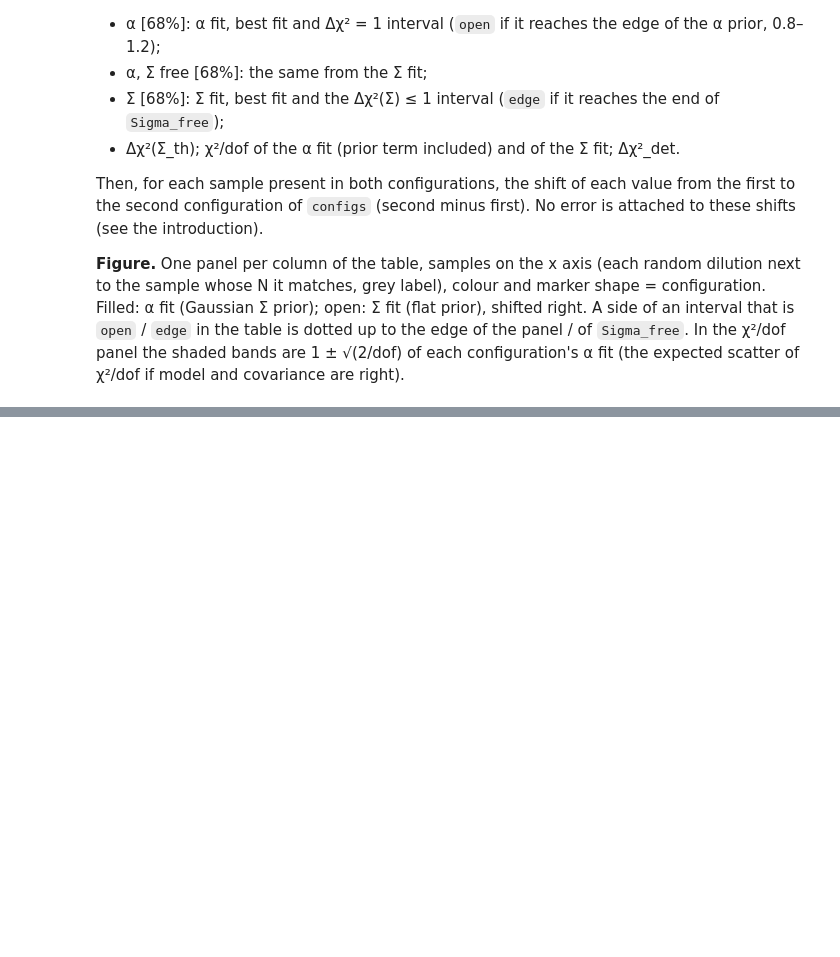
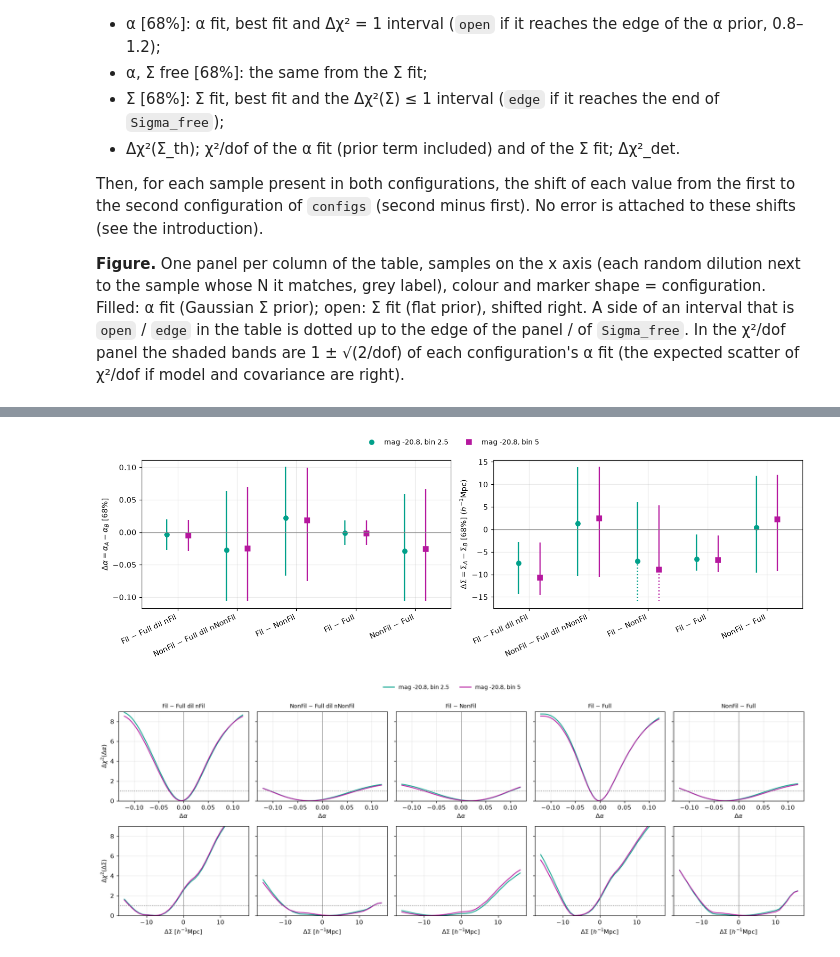
Before and after one commit to FedeDavilaKurban/filbao-md, a Jupyter notebook: notebooks/exploratory/desilike_compare_binsep.ipynb, the cells around one changed output, grey strips where cells are left out. Drawn from its saved outputs; the diff is of its cells as text; code cells hidden in the pictures; blank space fills up the shorter version.

```diff
--- a/notebooks/exploratory/desilike_compare_binsep.ipynb
+++ b/notebooks/exploratory/desilike_compare_binsep.ipynb
@@ -691,0 +657,41 @@ NonFil - Full             | -0.1068 [edge, edge]        |     0.62 | -10.03 [edg
+# %%
+if do_differences:
+    # Delta alpha and Delta Sigma with their 68% intervals, per pair and configuration
+    pl = [p for p in pairs if any(p in C['diff'] for C in cfgs)]
+    xp = np.arange(len(pl))
+    fig, axes = plt.subplots(1, 2, figsize=(13, 4.2))
+    for ic, C in enumerate(cfgs):
+        for j, p in enumerate(pl):
+            if p not in C['diff']: continue
+            for ax, tie, g in zip(axes, ('alpha', 'Sigma'), (grids['alpha'], grids['Sigma'])):
+                r = C['diff'][p][tie]
+                draw_interval(ax, j + off[ic], r['best'], r['lo'], r['hi'], CCOL[ic], True, g[0], g[-1], CMRK[ic])
+    for ax, yl in zip(axes, (r'$\Delta\alpha=\alpha_A-\alpha_B$ [68%]', r'$\Delta\Sigma=\Sigma_A-\Sigma_B$ [68%] ($h^{-1}$Mpc)')):
+        ax.axhline(0, color='0.5', lw=0.8); ax.set_ylabel(yl)
+        ax.set_xticks(xp); ax.set_xticklabels([f'{a} − {b}' for a, b in pl], rotation=25, ha='right')
+        ax.set_xlim(-0.6, len(pl) - 0.4)
+    fig.legend(handles=[Line2D([], [], color=CCOL[i], marker=CMRK[i], ls='', label=C['name']) for i, C in enumerate(cfgs)],
+               loc='upper center', ncol=nC, frameon=False, fontsize=9)
+    fig.tight_layout(rect=(0, 0, 1, 0.93)); plt.show()
+
+    # the Delta chi2 profiles: one column per pair, Delta alpha (top) and Delta Sigma (bottom), colour = configuration
+    fig, axes = plt.subplots(2, len(pl), figsize=(3.3 * len(pl), 6), sharey=True, squeeze=False)
+    for j, p in enumerate(pl):
+        for ic, C in enumerate(cfgs):
+            if p not in C['diff']: continue
+            for i, tie in enumerate(('alpha', 'Sigma')):
+                r = C['diff'][p][tie]
+                axes[i, j].plot(r['x'], r['dchi2'], color=CCOL[ic], lw=1.4)
+        axes[0, j].set_title(f'{p[0]} − {p[1]}', fontsize=9)
+        axes[0, j].set_xlabel(r'$\Delta\alpha$'); axes[1, j].set_xlabel(r'$\Delta\Sigma\ [h^{-1}{\rm Mpc}]$')
+    for a in axes.flat:
+        a.axhline(1, color='0.4', ls=':', lw=1); a.axvline(0, color='0.5', lw=0.8); a.set_ylim(0, 9)
+    axes[0, 0].set_ylabel(r'$\Delta\chi^2(\Delta\alpha)$'); axes[1, 0].set_ylabel(r'$\Delta\chi^2(\Delta\Sigma)$')
+    fig.legend(handles=[Line2D([], [], color=CCOL[i], label=C['name']) for i, C in enumerate(cfgs)],
+               loc='upper center', ncol=nC, frameon=False, fontsize=9)
+    fig.tight_layout(rect=(0, 0, 1, 0.94)); plt.show()
+else:
+    print("do_differences = False: no figures")
+# %% [output]
+[figure, added]
+[figure, added]
```
Also changed, not shown: parts of 7 cells of this notebook, 4 other files.
